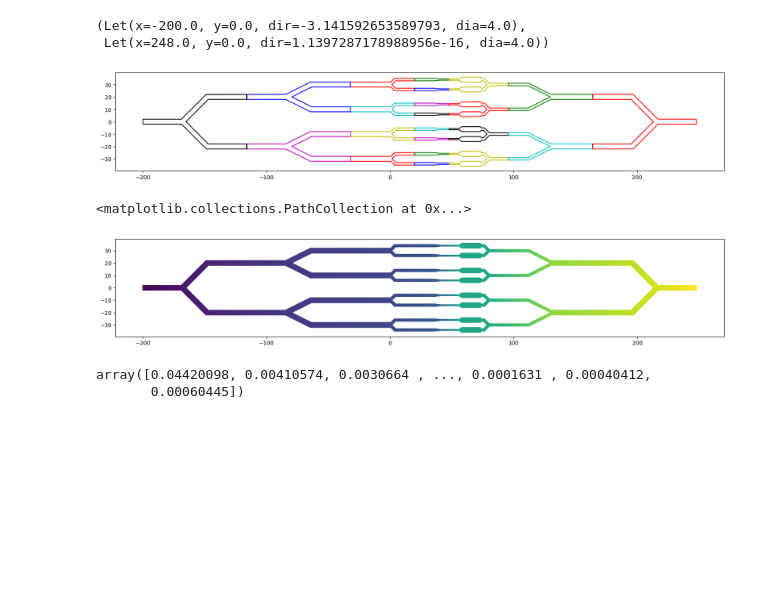
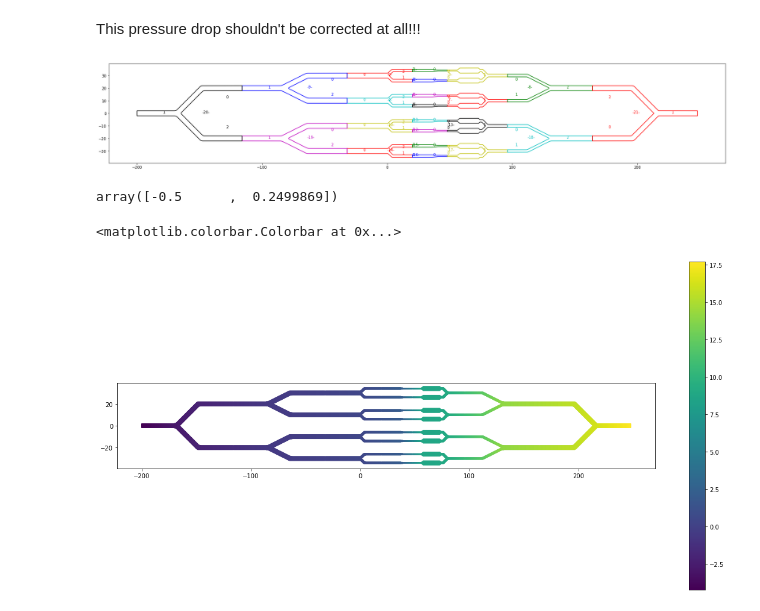
Before and after one commit to WangHaiYang874/stokes2d, a Jupyter notebook: exp3-copy/connecting.ipynb, the cells around one changed output. Cells and saved outputs as stored; diff of their text form; code cells hidden in the pictures; blank space fills up the shorter version.

```diff
--- a/exp3-copy/connecting.ipynb
+++ b/exp3-copy/connecting.ipynb
@@ -15,9 +13,12 @@ from pipe_system.let_index import LetIndex
 # %%
 # with open('pipes_and_shifts.pickle','rb') as f:
 #     pipes, shifts = pickle.load(f)
-with open('pipes_and_shifts_built.pickle','rb') as f:
+with open('v0.pickle','rb') as f:
     pipes_and_shifts = pickle.load(f)
     pipes = [p for p,_ in pipes_and_shifts]
     shifts = [s for _,s in pipes_and_shifts]
+
+with open('global_built.pickle', 'rb') as f:
+    global_pipe = pickle.load(f)
 # %%
 for pipe in set(pipes):
@@ -27,25 +31,33 @@ KeyboardInterrupt:
+# %% [markdown]
+This pressure drop shouldn't be corrected at all!!!
+# %%
+for p in global_pipe.panels: p._build()
+global_pipe.build_pressure_drops()
 # %%
 bdr_pipe = BoundaryPipe([BoundaryLet(-200,0,0,4,-1),BoundaryLet(248,0,np.pi,4,1)])
 real_pipes = [RealPipe(p,shift_x=shift[0],shift_y=shift[1]) for p,shift in zip(pipes,shifts)]
 lets = sorted([l for p in real_pipes for l in p.lets], key=lambda l: l.x)
-# %% [output]
-(Let(x=-200.0, y=0.0, dir=-3.141592653589793, dia=4.0),
- Let(x=248.0, y=0.0, dir=1.1397287178988956e-16, dia=4.0))
 # %%
 ps = PipeSystem(real_pipes,bdr_pipe)
+# %%
+ps.fluxes = np.linalg.inv(ps.A) @ ps.b
 # %%
 color = 'rgbycmk'*10
 
-fig,ax = plt.subplots(figsize=(20,10))
+fig,ax = plt.subplots(figsize=(30,10))
 ax.set_aspect('equal')
 
 for a,i,j,c in zip(range(22),pipes,shifts,color):
     ax.plot(*(i.exterior_boundary.plyg_bdr() + j).T,c=c)
-    # for k,let in enumerate(i.lets):
-        # ax.text(*(0.6*let.matching_pt + j),f'{k},{let.matching_pt + j}',color=c)
-    # ax.text(*j,f'{a}, {j}',color=c)
+    for k,let in enumerate(i.lets):
+        ax.text(*(0.6*let.matching_pt + j),f'{k}',color=c)
+    ax.text(*j,f'-{a}-',color=c)
 # %% [output]
-[figure, old version]
+[figure, new version]
+# %%
+ps.fluxes_of_pipe(19)
+# %% [output]
+array([-0.5      ,  0.2499869])
 # %%
 xs, ys, u_field, v_field, p_field, o_field = ps.plotting_data()
 # %%
@@ -86,8 +98,9 @@ def streams(ax,xx,yy,u,v,base_map=False):
 # %%
 fig, ax = plt.subplots(figsize=(20,10))
 
 ax.set_aspect('equal')
-ax.scatter(xs,ys,c=p_field,s=0.1)
+im = ax.scatter(xs,ys,c=p_field,s=0.1)
+fig.colorbar(im)
 # %% [output]
-<matplotlib.collections.PathCollection at 0x...>
+<matplotlib.colorbar.Colorbar at 0x...>
-[figure, old version]
+[figure, new version]
@@ -103,5 +110,0 @@ velocity_connected = np.array((u_field, v_field)).T
-# %%
-np.linalg.norm(velocity - velocity_connected,axis=1) / np.linalg.norm(velocity,axis=1)
-# %% [output]
-array([0.04420098, 0.00410574, 0.0030664 , ..., 0.0001631 , 0.00040412,
-       0.00060445])
```
Also changed, not shown: parts of 11 cells of this notebook, 8 other files.
